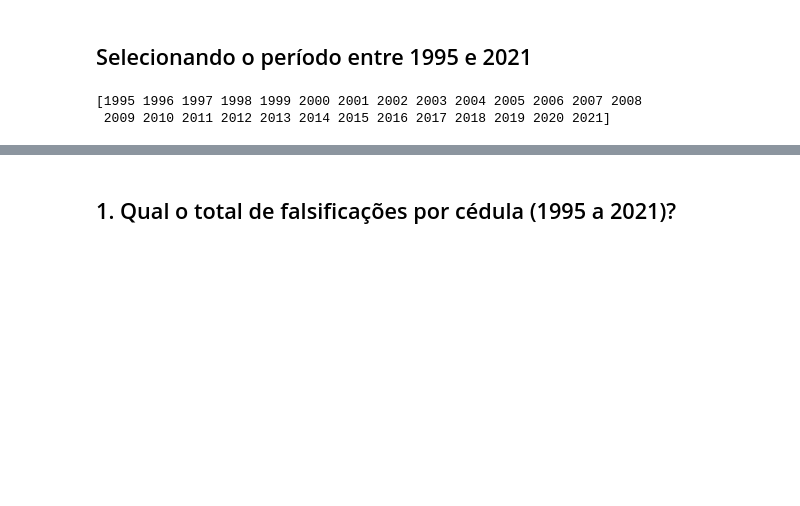
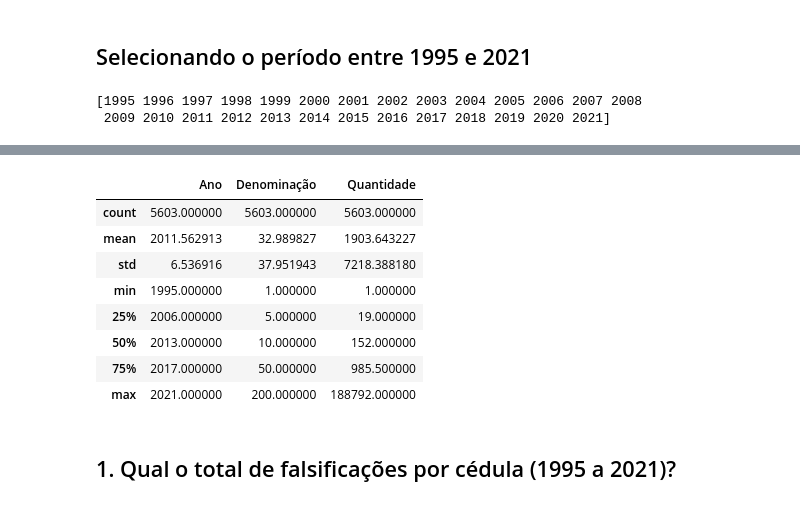
Before and after one commit to emso-exe/Falsificacao_de_cedulas_banco_central_do_brasil, a Jupyter notebook: analise_de_dados.ipynb, the cells around one changed output, grey strips where cells are left out. Drawn from its saved outputs; the diff is of its cells as text; code cells hidden in the pictures; blank space fills up the shorter version.

```diff
--- a/analise_de_dados.ipynb
+++ b/analise_de_dados.ipynb
@@ -163,3 +187,15 @@ df.sample(10)
+# %%
+df.describe()
+# %% [output]
+|  | Ano | Denominação | Quantidade |
+| count | 5603.000000 | 5603.000000 | 5603.000000 |
+| mean | 2011.562913 | 32.989827 | 1903.643227 |
+| std | 6.536916 | 37.951943 | 7218.388180 |
+| min | 1995.000000 | 1.000000 | 1.000000 |
+| 25% | 2006.000000 | 5.000000 | 19.000000 |
+| 50% | 2013.000000 | 10.000000 | 152.000000 |
+| 75% | 2017.000000 | 50.000000 | 985.500000 |
+| max | 2021.000000 | 200.000000 | 188792.000000 |
 # %% [markdown]
 ## 1. Qual o total de falsificações por cédula (1995 a 2021)?
 # %%
```
Also changed, not shown: parts of 11 cells of this notebook.
